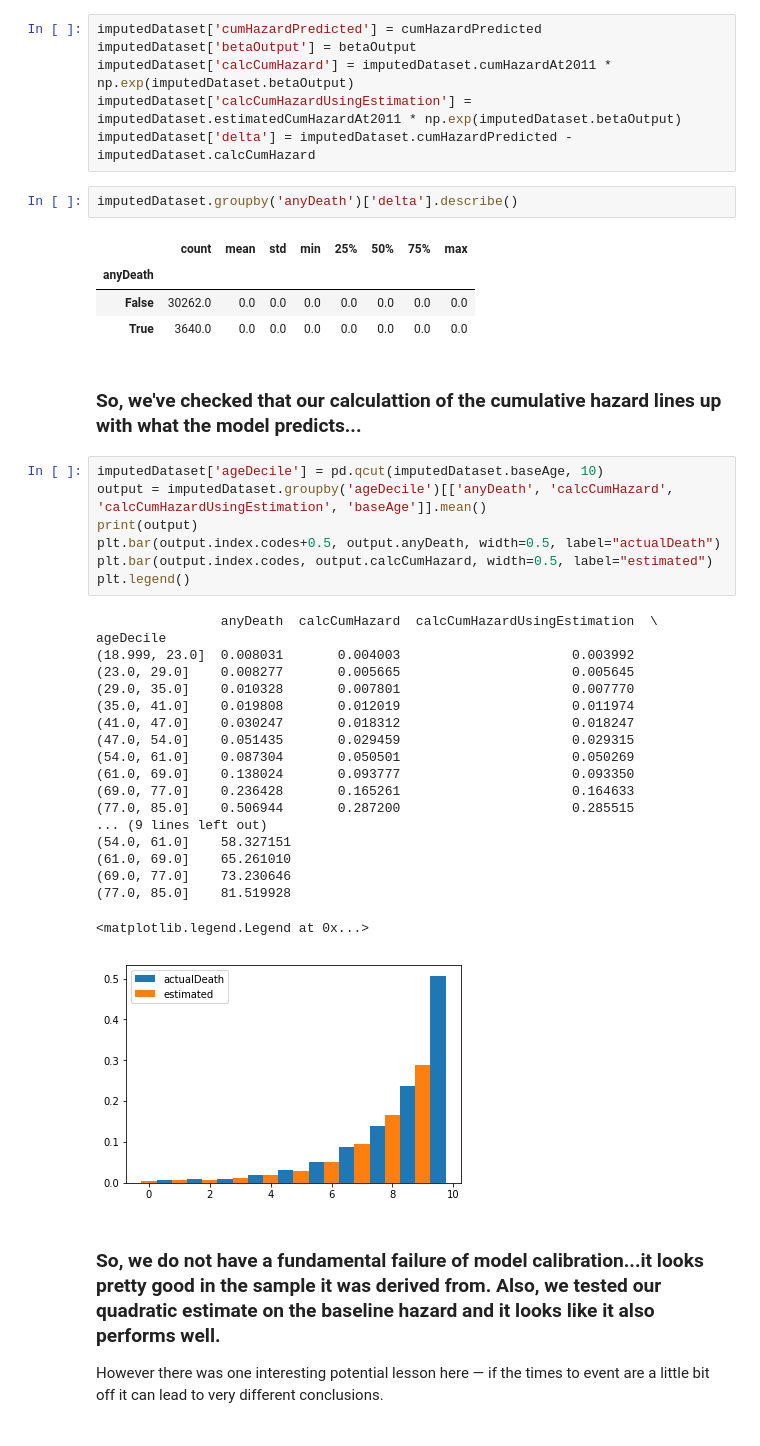
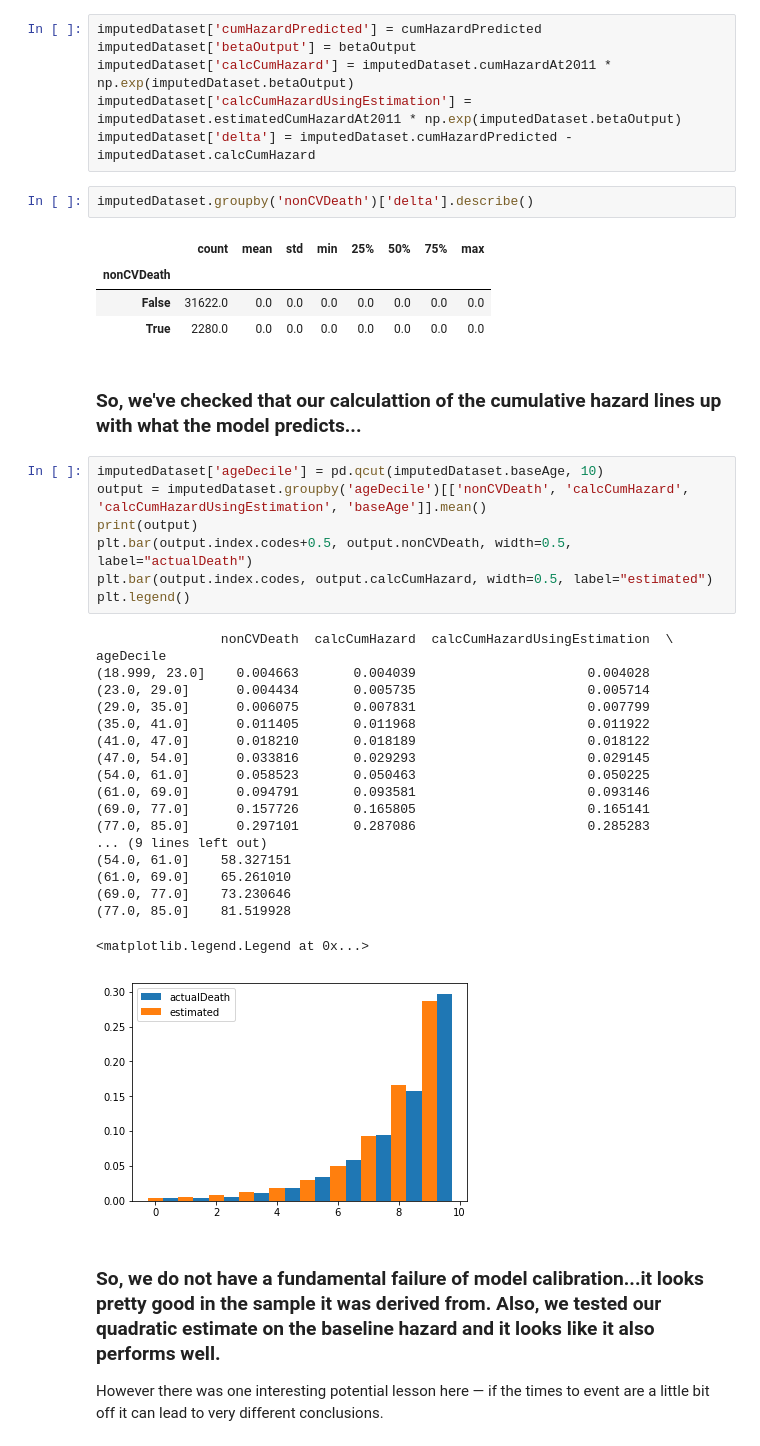
Before and after one commit to jburke5/microsimNHANES, a Jupyter notebook: buildNHANESMortalityModel.ipynb, the cells around one changed output. Saved outputs shown, nothing was run; the diff lists cells and outputs as text.

```diff
--- a/buildNHANESMortalityModel.ipynb
+++ b/buildNHANESMortalityModel.ipynb
@@ -152,41 +198,41 @@ imputedDataset['calcCumHazard'] = imputedDataset.cumHazardAt2011 * np.exp(impute
 imputedDataset['calcCumHazardUsingEstimation'] = imputedDataset.estimatedCumHazardAt2011 * np.exp(imputedDataset.betaOutput)
 imputedDataset['delta'] = imputedDataset.cumHazardPredicted - imputedDataset.calcCumHazard
 # %%
-imputedDataset.groupby('anyDeath')['delta'].describe()
+imputedDataset.groupby('nonCVDeath')['delta'].describe()
 # %% [output]
 |  | count | mean | std | min | 25% | 50% | 75% | max |
-| anyDeath |  |  |  |  |  |  |  |  |
-| False | 30262.0 | 0.0 | 0.0 | 0.0 | 0.0 | 0.0 | 0.0 | 0.0 |
-| True | 3640.0 | 0.0 | 0.0 | 0.0 | 0.0 | 0.0 | 0.0 | 0.0 |
+| nonCVDeath |  |  |  |  |  |  |  |  |
+| False | 31622.0 | 0.0 | 0.0 | 0.0 | 0.0 | 0.0 | 0.0 | 0.0 |
+| True | 2280.0 | 0.0 | 0.0 | 0.0 | 0.0 | 0.0 | 0.0 | 0.0 |
 # %% [markdown]
 ### So, we've checked that our calculattion of the cumulative hazard lines up with what the model predicts...
 # %%
 imputedDataset['ageDecile'] = pd.qcut(imputedDataset.baseAge, 10)
-output = imputedDataset.groupby('ageDecile')[['anyDeath', 'calcCumHazard', 'calcCumHazardUsingEstimation', 'baseAge']].mean()
+output = imputedDataset.groupby('ageDecile')[['nonCVDeath', 'calcCumHazard', 'calcCumHazardUsingEstimation', 'baseAge']].mean()
 print(output)
-plt.bar(output.index.codes+0.5, output.anyDeath, width=0.5, label="actualDeath")
+plt.bar(output.index.codes+0.5, output.nonCVDeath, width=0.5, label="actualDeath")
 plt.bar(output.index.codes, output.calcCumHazard, width=0.5, label="estimated")
 plt.legend()
 # %% [output]
-                anyDeath  calcCumHazard  calcCumHazardUsingEstimation  \
+                nonCVDeath  calcCumHazard  calcCumHazardUsingEstimation  \
 ageDecile
-(18.999, 23.0]  0.008031       0.004003                      0.003992
-(23.0, 29.0]    0.008277       0.005665                      0.005645
-(29.0, 35.0]    0.010328       0.007801                      0.007770
-(35.0, 41.0]    0.019808       0.012019                      0.011974
-(41.0, 47.0]    0.030247       0.018312                      0.018247
-(47.0, 54.0]    0.051435       0.029459                      0.029315
-(54.0, 61.0]    0.087304       0.050501                      0.050269
-(61.0, 69.0]    0.138024       0.093777                      0.093350
-(69.0, 77.0]    0.236428       0.165261                      0.164633
-(77.0, 85.0]    0.506944       0.287200                      0.285515
+(18.999, 23.0]    0.004663       0.004039                      0.004028
+(23.0, 29.0]      0.004434       0.005735                      0.005714
+(29.0, 35.0]      0.006075       0.007831                      0.007799
+(35.0, 41.0]      0.011405       0.011968                      0.011922
+(41.0, 47.0]      0.018210       0.018189                      0.018122
+(47.0, 54.0]      0.033816       0.029293                      0.029145
+(54.0, 61.0]      0.058523       0.050463                      0.050225
+(61.0, 69.0]      0.094791       0.093581                      0.093146
+(69.0, 77.0]      0.157726       0.165805                      0.165141
+(77.0, 85.0]      0.297101       0.287086                      0.285283
 ... (9 lines left out)
 (54.0, 61.0]    58.327151
 (61.0, 69.0]    65.261010
 (69.0, 77.0]    73.230646
 (77.0, 85.0]    81.519928
 <matplotlib.legend.Legend at 0x...>
-[figure, old version]
+[figure, new version]
 # %% [markdown]
 ### So, we do not have a fundamental failure of model calibration...it looks pretty good in the sample it was derived from. Also, we tested our quadratic estimate on the baseline hazard and it looks like it also performs well.
 
```
Also changed, not shown: parts of 13 cells of this notebook, 4 other files.
